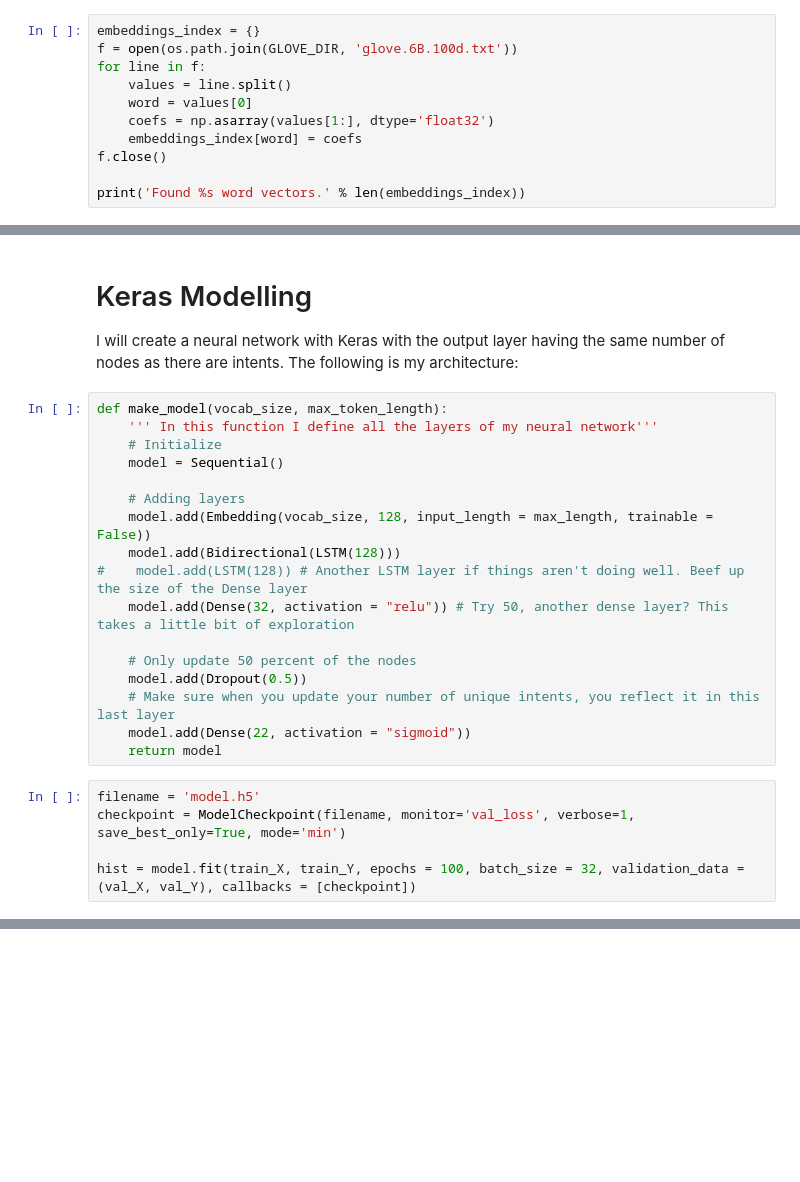
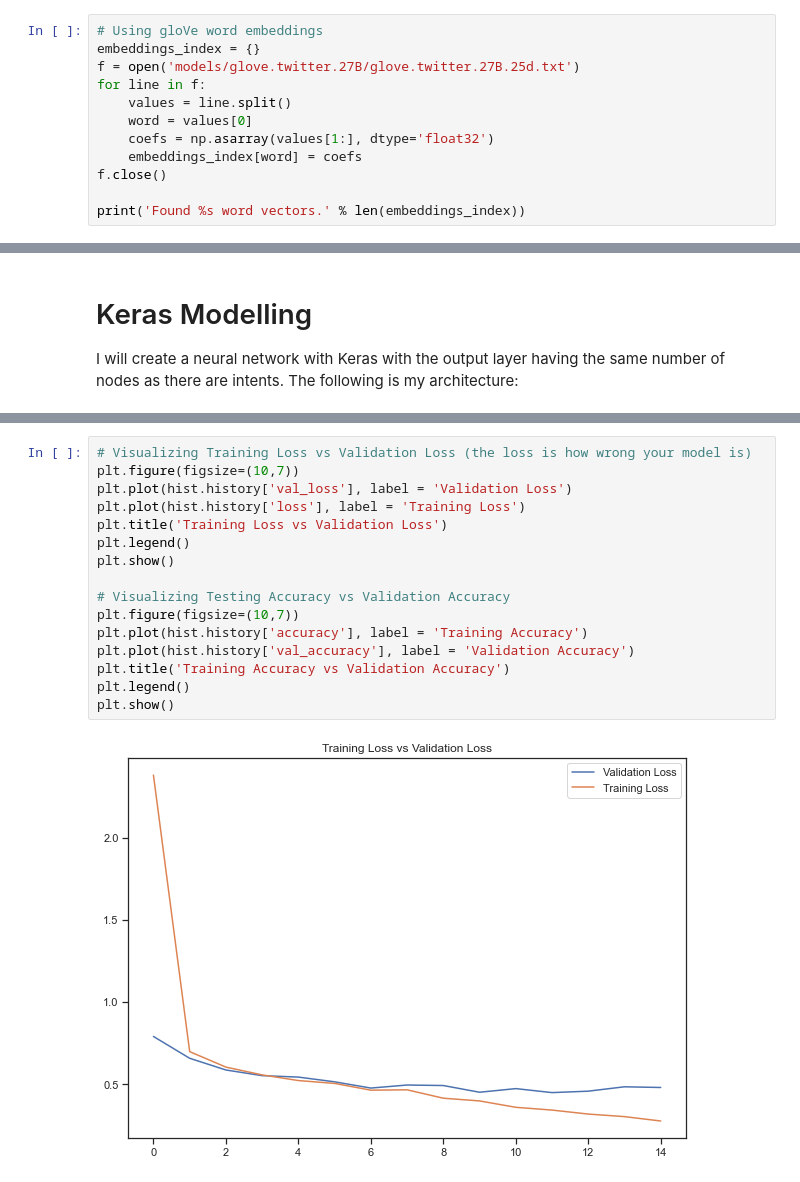
Before and after one commit to mtaruno/eve-bot, a Jupyter notebook: 3. Intent Classification with Keras.ipynb, the cells around one changed output, grey strips where cells are left out. Cells and saved outputs as stored; diff of their text form; blank space fills up the shorter version.

```diff
--- a/3. Intent Classification with Keras.ipynb
+++ b/3. Intent Classification with Keras.ipynb
@@ -175,6 +216,7 @@ d2v_embedding_matrix = pd.read_pickle('objects/inbound_d2v.pkl')
 # %%
+# Using gloVe word embeddings
 embeddings_index = {}
-f = open(os.path.join(GLOVE_DIR, 'glove.6B.100d.txt'))
+f = open('models/glove.twitter.27B/glove.twitter.27B.25d.txt')
 for line in f:
     values = line.split()
     word = values[0]
@@ -190,25 +270,3 @@ Make sure the order of the embeddings is going to be the order that the embeddin
 # %% [markdown]
 # Keras Modelling
 I will create a neural network with Keras with the output layer having the same number of nodes as there are intents. The following is my architecture:
-# %%
-def make_model(vocab_size, max_token_length):
-    ''' In this function I define all the layers of my neural network'''
-    # Initialize
-    model = Sequential()
-
-    # Adding layers
-    model.add(Embedding(vocab_size, 128, input_length = max_length, trainable = False))
-    model.add(Bidirectional(LSTM(128)))
-#    model.add(LSTM(128)) # Another LSTM layer if things aren't doing well. Beef up the size of the Dense layer
-    model.add(Dense(32, activation = "relu")) # Try 50, another dense layer? This takes a little bit of exploration
-
-    # Only update 50 percent of the nodes
-    model.add(Dropout(0.5))
-    # Make sure when you update your number of unique intents, you reflect it in this last layer
-    model.add(Dense(22, activation = "sigmoid"))
-    return model
-# %%
-filename = 'model.h5'
-checkpoint = ModelCheckpoint(filename, monitor='val_loss', verbose=1, save_best_only=True, mode='min')
-
-hist = model.fit(train_X, train_Y, epochs = 100, batch_size = 32, validation_data = (val_X, val_Y), callbacks = [checkpoint])
@@ -319,0 +378,18 @@ When I build my neural network with K fold cross validation, it will take a LONG
+# %%
+# Visualizing Training Loss vs Validation Loss (the loss is how wrong your model is)
+plt.figure(figsize=(10,7))
+plt.plot(hist.history['val_loss'], label = 'Validation Loss')
+plt.plot(hist.history['loss'], label = 'Training Loss')
+plt.title('Training Loss vs Validation Loss')
+plt.legend()
+plt.show()
+
+# Visualizing Testing Accuracy vs Validation Accuracy
+plt.figure(figsize=(10,7))
+plt.plot(hist.history['accuracy'], label = 'Training Accuracy')
+plt.plot(hist.history['val_accuracy'], label = 'Validation Accuracy')
+plt.title('Training Accuracy vs Validation Accuracy')
+plt.legend()
+plt.show()
+# %% [output]
+[figure, added]
```
Also changed, not shown: parts of 52 cells of this notebook, 7 other files.
